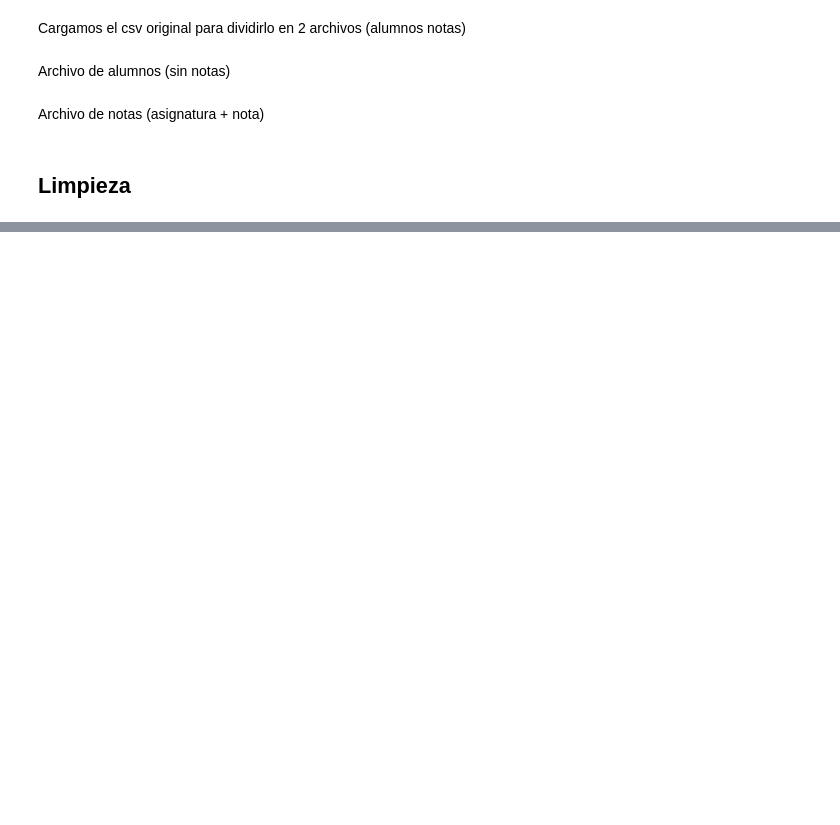
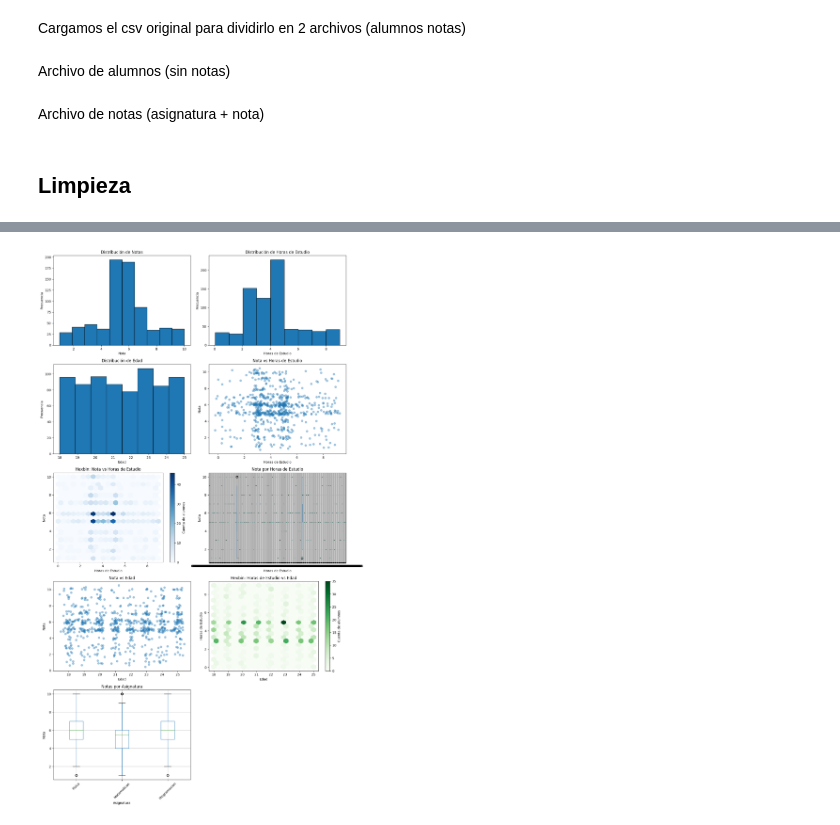
Before and after one commit to GaizkaMiranda/Analisis, a Jupyter notebook: notebook.ipynb, the cells around one changed output, grey strips where cells are left out. Saved outputs shown, nothing was run; the diff lists cells and outputs as text; code cells hidden in the pictures; blank space fills up the shorter version.

```diff
--- a/notebook.ipynb
+++ b/notebook.ipynb
@@ -229,0 +276,85 @@ plt.show()
+# %%
+import numpy as np
+import pandas as pd
+import matplotlib.pyplot as plt
+
+# Cargar datos
+df = pd.read_csv('alumnos_deusto_sin_nulos.csv', encoding='utf-8-sig')
+
+jitter_scale = 0.2
+alpha = 0.4
+
+# Creamos 5 filas x 2 columnas = 10 ejes, y ajustamos tamaño
+fig, axes = plt.subplots(5, 2, figsize=(14, 24))
+axes = axes.flatten()
+
+# 1: Histograma de Nota
+axes[0].hist(df['Nota'], bins=10, edgecolor='black')
+axes[0].set_title('Distribución de Notas')
+axes[0].set_xlabel('Nota')
+axes[0].set_ylabel('Frecuencia')
+
+# 2: Histograma de Horas de Estudio
+axes[1].hist(df['horas_estudio'], bins=9, edgecolor='black')
+axes[1].set_title('Distribución de Horas de Estudio')
+axes[1].set_xlabel('Horas de Estudio')
+axes[1].set_ylabel('Frecuencia')
+
+# 3: Histograma de Edad
+axes[2].hist(df['Edad'].dropna(), bins=8, edgecolor='black')
+axes[2].set_title('Distribución de Edad')
+axes[2].set_xlabel('Edad')
+axes[2].set_ylabel('Frecuencia')
+
+# 4: Scatter Nota vs Horas (jitter)
+x1 = df['horas_estudio'] + np.random.normal(0, jitter_scale, size=len(df))
+y1 = df['Nota']          + np.random.normal(0, jitter_scale, size=len(df))
+axes[3].scatter(x1, y1, alpha=alpha)
+axes[3].set_title('Nota vs Horas de Estudio')
+axes[3].set_xlabel('Horas de Estudio')
+axes[3].set_ylabel('Nota')
+
+# 5: Hexbin Nota vs Horas
+hb1 = axes[4].hexbin(df['horas_estudio'], df['Nota'], gridsize=20, cmap='Blues')
+fig.colorbar(hb1, ax=axes[4], label='Cuenta de alumnos')
+axes[4].set_title('Hexbin: Nota vs Horas de Estudio')
+axes[4].set_xlabel('Horas de Estudio')
+axes[4].set_ylabel('Nota')
+
+# 6: Boxplot Nota por Horas
+df.boxplot(column='Nota', by='horas_estudio', ax=axes[5], rot=0)
+axes[5].set_title('Nota por Horas de Estudio')
+axes[5].set_xlabel('Horas de Estudio')
+axes[5].set_ylabel('Nota')
+axes[5].figure.suptitle('')
+
+# 7: Scatter Nota vs Edad (jitter)
+x2 = df['Edad'].fillna(df['Edad'].mean()) + np.random.normal(0, jitter_scale, size=len(df))
+y2 = df['Nota'] + np.random.normal(0, jitter_scale, size=len(df))
+axes[6].scatter(x2, y2, alpha=alpha)
+axes[6].set_title('Nota vs Edad')
+axes[6].set_xlabel('Edad')
+axes[6].set_ylabel('Nota')
+
+# 8: Hexbin Horas vs Edad
+hb2 = axes[7].hexbin(df['Edad'], df['horas_estudio'], gridsize=20, cmap='Greens')
+fig.colorbar(hb2, ax=axes[7], label='Cuenta de alumnos')
+axes[7].set_title('Hexbin: Horas de Estudio vs Edad')
+axes[7].set_xlabel('Edad')
+axes[7].set_ylabel('Horas de Estudio')
+
+# 9: Boxplot Notas por Asignatura
+df.boxplot(column='Nota', by='Asignatura', ax=axes[8], rot=45)
+axes[8].set_title('Notas por Asignatura')
+axes[8].set_xlabel('Asignatura')
+axes[8].set_ylabel('Nota')
+axes[8].figure.suptitle('')
+
+# 10: eje sobrante, lo ocultamos
+axes[9].axis('off')
+
+# Ajuste y muestra
+plt.tight_layout()
+plt.show()
+# %% [output]
+[figure, added]
```
Also changed, not shown: parts of 21 cells of this notebook, 5 other files.
